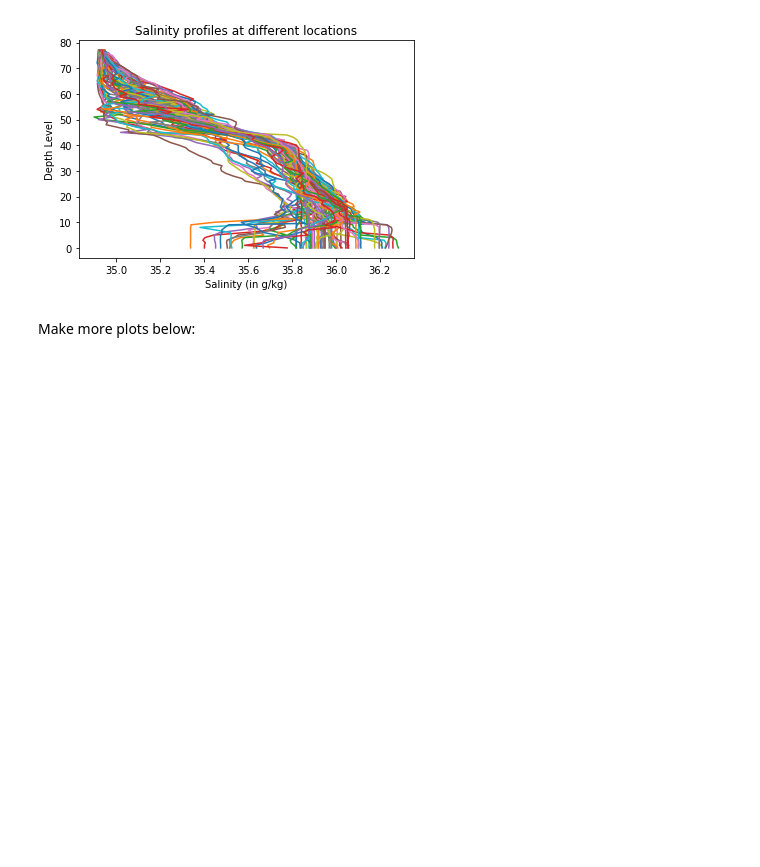
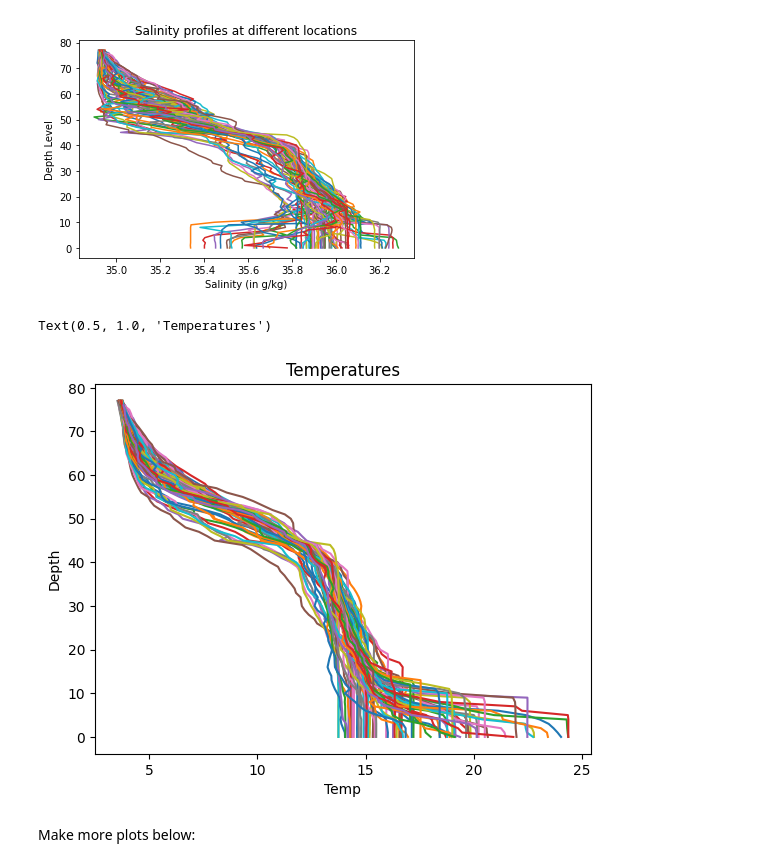
Before and after one commit to explaureart/2023_Intro_Python, a Jupyter notebook: W2_S1.ipynb, the cells around one changed output. Cells and saved outputs as stored; diff of their text form; code cells hidden in the pictures; blank space fills up the shorter version.

```diff
--- a/W2_S1.ipynb
+++ b/W2_S1.ipynb
@@ -205,9 +223,12 @@ Hint 2: Each plot should have a line for each column of data. It will look messy
 # %% [markdown]
 ![Salinity_example.png](embedded-picture-1)
 # %%
-plt.plot(___,___); # The semi-colon prevents printing the line objects
-plt.xlabel(___) # Takes a string as argument
-plt.ylabel(___)
-plt.title(___)
+plt.plot(Temp,levels); # The semi-colon prevents printing the line objects
+plt.xlabel('Temp') # Takes a string as argument
+plt.ylabel('Depth')
+plt.title('Temperatures')
+# %% [output]
+Text(0.5, 1.0, 'Temperatures')
+[figure, added]
 # %% [markdown]
 Make more plots below:
```
Also changed, not shown: parts of 10 cells of this notebook.
